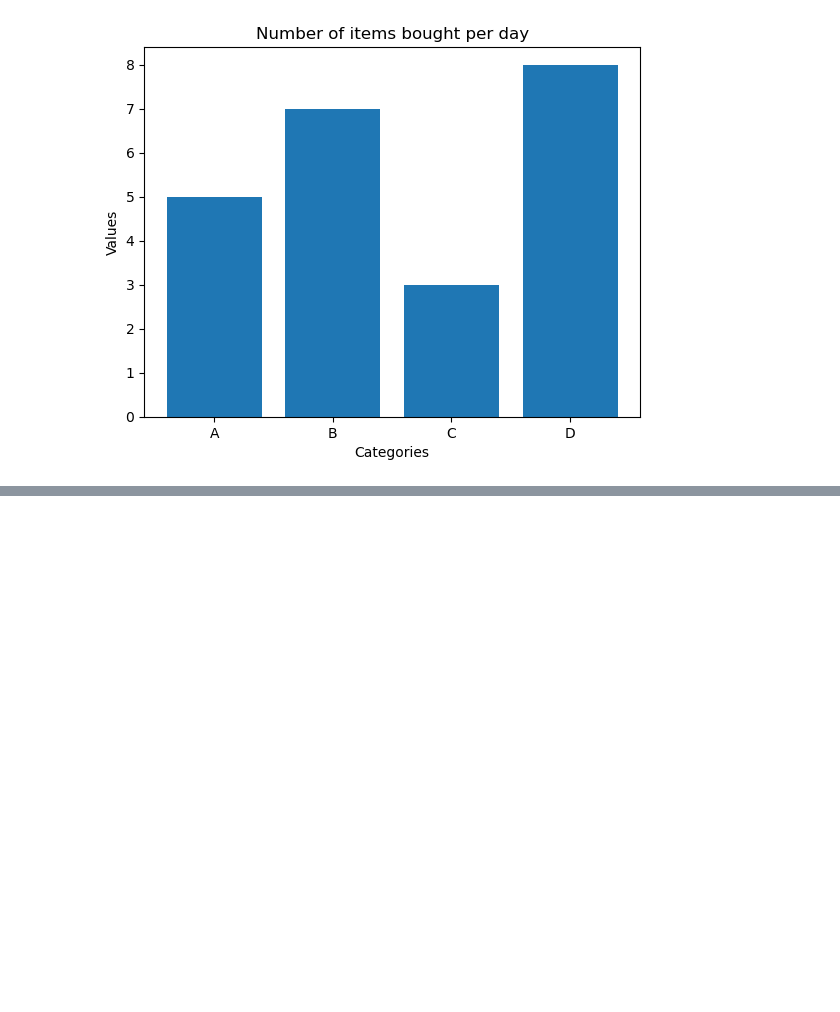
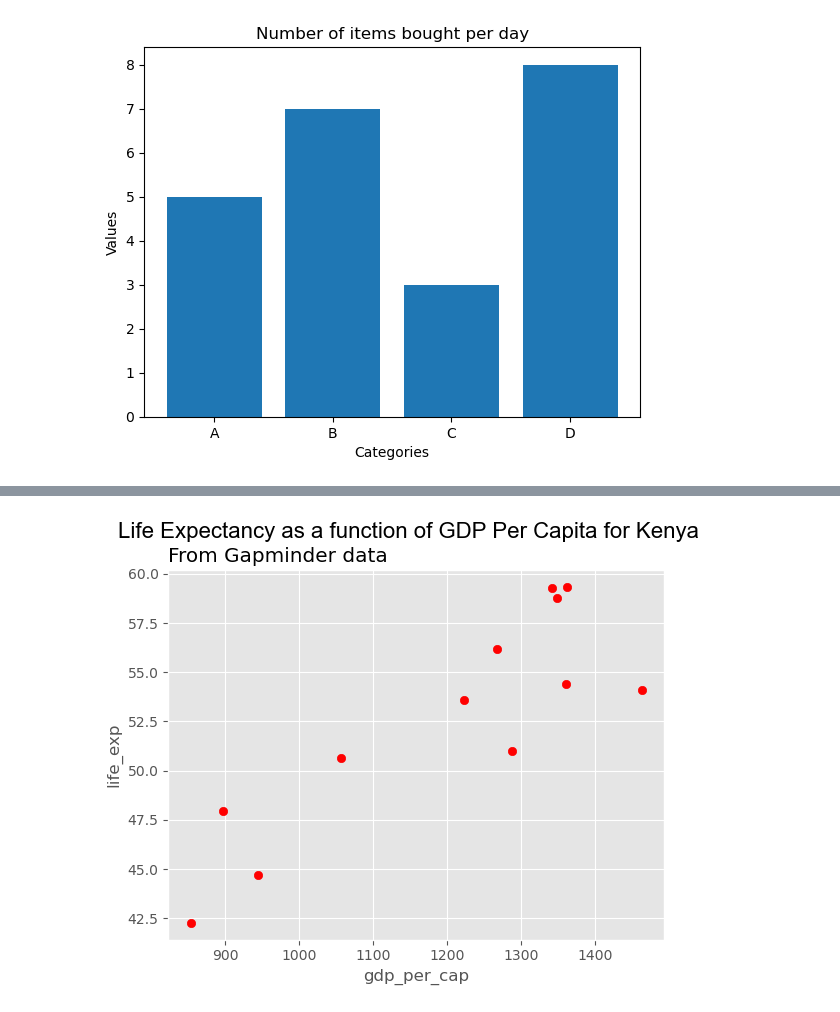
Before and after one commit to Joy-ne-r/CSAA-Python-for-Data-Science, a Jupyter notebook: notebooks/Data_visualization.ipynb, the cells around one changed output, grey strips where cells are left out. Cells and saved outputs as stored; diff of their text form; code cells hidden in the pictures; blank space fills up the shorter version.

```diff
--- a/notebooks/Data_visualization.ipynb
+++ b/notebooks/Data_visualization.ipynb
@@ -98,0 +300,19 @@ plt.show()
+# %%
+#Getting the info the data of Kenya
+gapminder_Kenya = gapminder_data[gapminder_data ["country"]=="Kenya"]
+gapminder_Kenya
+
+#Plotting a graph of gdp_per_cap vs life_exp for Kenya
+fig, axes = plt.subplots()
+plt.scatter(gapminder_Kenya["gdp_per_cap"],gapminder_Kenya["life_exp"],color="red",) #alpha=0.5
+axes.set_xlabel("gdp_per_cap")
+axes.set_ylabel("life_exp")
+plt.suptitle("Life Expectancy as a function of GDP Per Capita for Kenya",fontname="Arial", size=16)
+plt.title("From Gapminder data", loc="left")
+
+#axes.set_ylim(bottom=0);
+
+#Displaying the plot
+plt.show()
+# %% [output]
+[figure, added]
```
Also changed, not shown: parts of 30 cells of this notebook, 2 other files.
